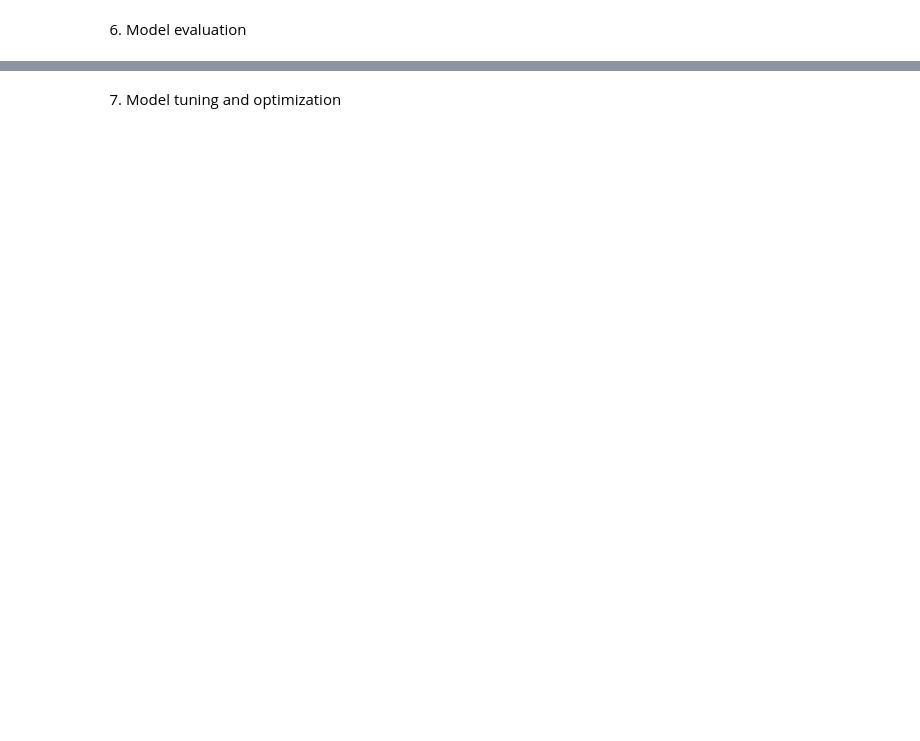
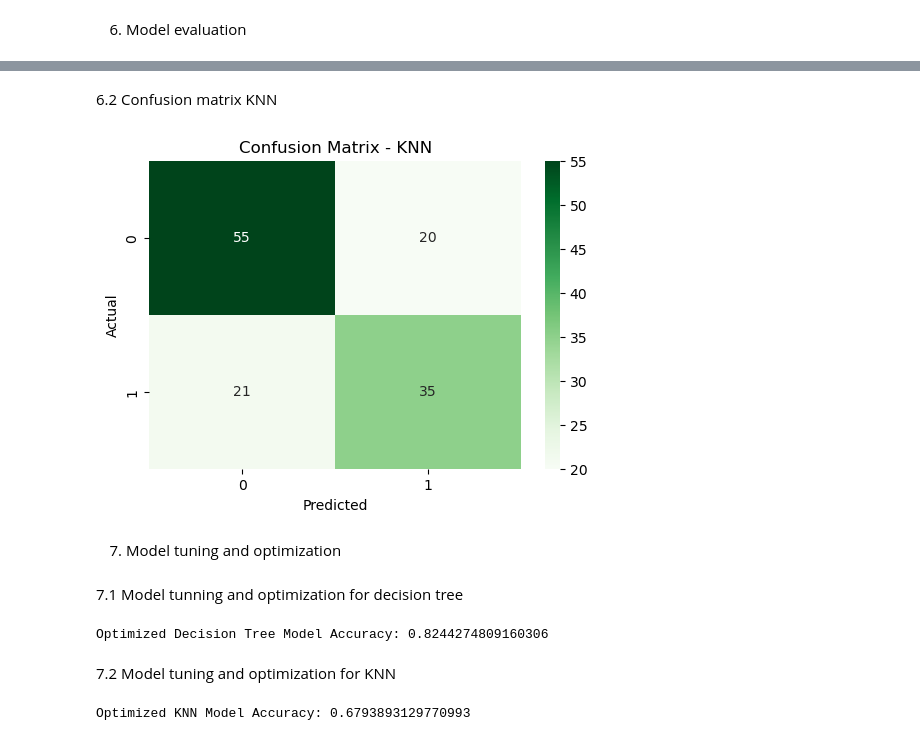
Before and after one commit to Hailegiorgisy/Credit_card_assignment, a Jupyter notebook: credit_card_assignment.ipynb, the cells around one changed output, grey strips where cells are left out. Saved outputs shown, nothing was run; the diff lists cells and outputs as text; code cells hidden in the pictures; blank space fills up the shorter version.

```diff
--- a/credit_card_assignment.ipynb
+++ b/credit_card_assignment.ipynb
@@ -78,2 +110,44 @@ for col in X.columns:
+# %% [markdown]
+6.2 Confusion matrix KNN
+# %%
+# confusion matrix for KNN
+conf_matrix_knn = metrics.confusion_matrix(y_test, y_pred_knn)
+plt.figure(figsize=(6,4))
+sns.heatmap(conf_matrix_knn, annot=True, fmt='d', cmap='Greens')
+plt.title('Confusion Matrix - KNN')
+plt.xlabel('Predicted')
+plt.ylabel('Actual')
+plt.show()
+# %% [output]
+[figure, added]
 # %% [markdown]
 7. Model tuning and optimization
+# %% [markdown]
+7.1 Model tunning and optimization for decision tree
+# %%
+# model tuning and optimization for decision tree
+dt_model_optimized = DecisionTreeClassifier(max_depth=5, min_samples_split=10, random_state=42)
+dt_model_optimized.fit(X_train, y_train)
+y_pred_dt_optimized = dt_model_optimized.predict(X_test)
+print("Optimized Decision Tree Model Accuracy:", metrics.accuracy_score(y_test, y_pred_dt_optimized))
+# %% [output]
+Optimized Decision Tree Model Accuracy: 0.8244274809160306
+# %% [markdown]
+7.2 Model tuning and optimization for KNN
+# %%
+# model tunning and optimization for KNN
+knn_model_optimized = KNeighborsClassifier(n_neighbors=7)
+knn_model_optimized.fit(X_train, y_train)
+y_pred_knn_optimized = knn_model_optimized.predict(X_test)
+print("Optimized KNN Model Accuracy:", metrics.accuracy_score(y_test, y_pred_knn_optimized))
+# hyperparameter tuning and optimization for KNN using GridSearchCV
+from sklearn.model_selection import GridSearchCV
+param_grid = {'n_neighbors': np.arange(1, 21)}
+grid_search = GridSearchCV(KNeighborsClassifier(), param_grid, cv=5)
+grid_search.fit(X_train, y_train)
+print("Best parameters for KNN:", grid_search.best_params_)
+best_knn_model = grid_search.best_estimator_
+y_pred_best_knn = best_knn_model.predict(X_test)
+print("Best KNN Model Accuracy after GridSearchCV:", metrics.accuracy_score(y_test, y_pred_best_knn))
+# %% [output]
+Optimized KNN Model Accuracy: 0.6793893129770993
```
Also changed, not shown: parts of 8 cells of this notebook, 1 other file.
